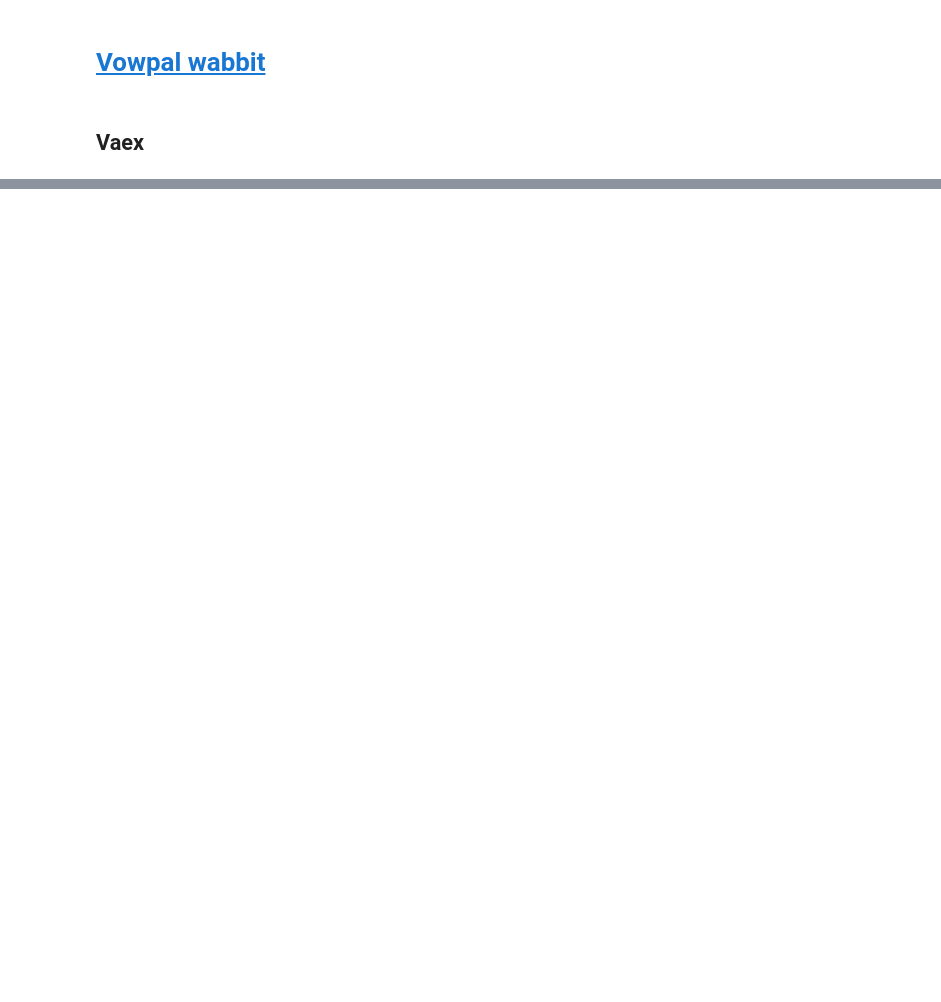
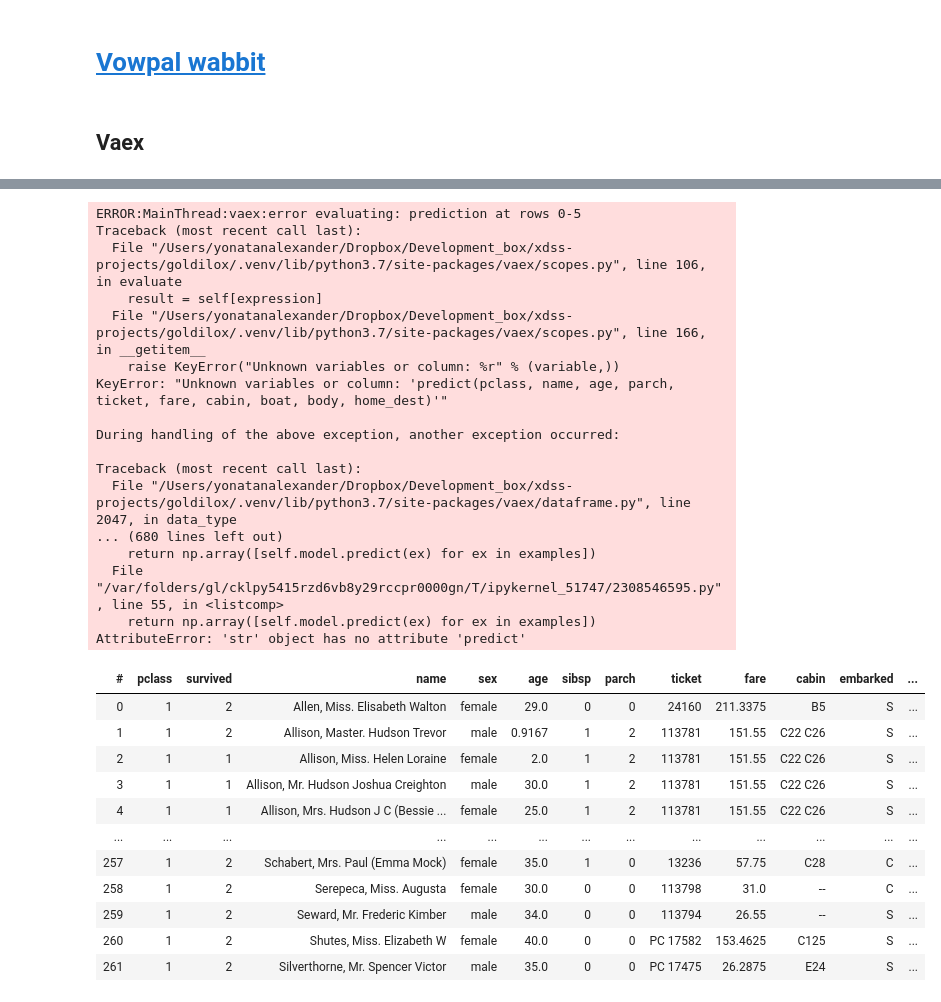
Before and after one commit to xdssio/goldilox, a Jupyter notebook: notebooks/vowpal_wabbit.ipynb, the cells around one changed output, grey strips where cells are left out. Cells and saved outputs as stored; diff of their text form; code cells hidden in the pictures; blank space fills up the shorter version.

```diff
--- a/notebooks/vowpal_wabbit.ipynb
+++ b/notebooks/vowpal_wabbit.ipynb
@@ -13,18 +13,22 @@ from vaex.ml.datasets import load_titanic
 
 from goldilox import Pipeline
 
-df = load_titanic()
-features = df.get_column_names()
+df, test = load_titanic().ml.train_test_split(test_size=0.2, verbose=False)
 target = 'survived'
-features.remove(target)
-df['survived'] = df['survived'].astype('int')
+features = df.get_column_names(regex=f"[^{target}]")
+df['survived'] = df['survived'].astype('int')+1 # in VW classification is with int starting from 1
 # %%
-params = {'P':1, "enable_logging":True, 'link':'logistic'}
+params = {'P':1,
+          "enable_logging": True,
+          'link': 'logistic',
+          'oaa': 2}# two classes
 model = vw(**params)
+
 for _,_,d in df.to_pandas_df(chunk_size=10):
     for ex in DFtoVW.from_colnames(df=d, y=target, x=features).convert_df():
         model.learn(ex)
 
 model.finish()
 print(' '.join(model.get_log()[-8:]))
+print(f"example:\n{ex}\nprediction: {model.predict(ex)}")
 # %% [output]
@@ -39,20 +46,0 @@ finished run
-# %%
-# encode
-import tempfile
-import base64
-filename = tempfile.mktemp()
-model.save(filename)
-with open(filename, 'rb') as f:
-    model_data = f.read()
-encoding =  base64.encodebytes(model_data).decode('ascii')
-# %%
-# decode
-model_data = base64.decodebytes(encoding.encode('ascii'))
-openfilename = tempfile.mktemp()
-with open(openfilename, 'wb') as f:
-    f.write(model_data)
-
-params['i']= openfilename
-new_model = vw(**params)
-examples = DFtoVW.from_colnames(df=df.head(1).to_pandas_df(), y=target, x=features).convert_df()
-new_model.predict(examples[0])
@@ -132,0 +138,7 @@ pipeline.inference(pipeline.raw)
+# %%
+from sklearn.metrics import accuracy_score
+from goldilox import Pipeline
+pipeline = Pipeline.from_vaex(df)
+pipeline.inference(test)
+# accuracy_score(pipeline.inference(test)["prediction"].values, test[target].values)
+# %% [output]
@@ -132,0 +179,29 @@ pipeline.inference(pipeline.raw)
+ERROR:MainThread:vaex:error evaluating: prediction at rows 0-5
+Traceback (most recent call last):
+  File "/Users/yonatanalexander/Dropbox/Development_box/xdss-projects/goldilox/.venv/lib/python3.7/site-packages/vaex/scopes.py", line 106, in evaluate
+    result = self[expression]
+  File "/Users/yonatanalexander/Dropbox/Development_box/xdss-projects/goldilox/.venv/lib/python3.7/site-packages/vaex/scopes.py", line 166, in __getitem__
+    raise KeyError("Unknown variables or column: %r" % (variable,))
+KeyError: "Unknown variables or column: 'predict(pclass, name, age, parch, ticket, fare, cabin, boat, body, home_dest)'"
+
+During handling of the above exception, another exception occurred:
+
+Traceback (most recent call last):
+  File "/Users/yonatanalexander/Dropbox/Development_box/xdss-projects/goldilox/.venv/lib/python3.7/site-packages/vaex/dataframe.py", line 2047, in data_type
+... (680 lines left out)
+    return np.array([self.model.predict(ex) for ex in examples])
+  File "/var/folders/gl/cklpy5415rzd6vb8y29rccpr0000gn/T/ipykernel_51747/2308546595.py", line 55, in <listcomp>
+    return np.array([self.model.predict(ex) for ex in examples])
+AttributeError: 'str' object has no attribute 'predict'
+| # | pclass | survived | name | sex | age | sibsp | parch | ticket | fare | cabin | embarked | ... |
+| 0 | 1 | 2 | Allen, Miss. Elisabeth Walton | female | 29.0 | 0 | 0 | 24160 | 211.3375 | B5 | S | ... |
+| 1 | 1 | 2 | Allison, Master. Hudson Trevor | male | 0.9167 | 1 | 2 | 113781 | 151.55 | C22 C26 | S | ... |
+| 2 | 1 | 1 | Allison, Miss. Helen Loraine | female | 2.0 | 1 | 2 | 113781 | 151.55 | C22 C26 | S | ... |
+| 3 | 1 | 1 | Allison, Mr. Hudson Joshua Creighton | male | 30.0 | 1 | 2 | 113781 | 151.55 | C22 C26 | S | ... |
+| 4 | 1 | 1 | Allison, Mrs. Hudson J C (Bessie ... | female | 25.0 | 1 | 2 | 113781 | 151.55 | C22 C26 | S | ... |
+| ... | ... | ... | ... | ... | ... | ... | ... | ... | ... | ... | ... | ... |
+| 257 | 1 | 2 | Schabert, Mrs. Paul (Emma Mock) | female | 35.0 | 1 | 0 | 13236 | 57.75 | C28 | C | ... |
+| 258 | 1 | 2 | Serepeca, Miss. Augusta | female | 30.0 | 0 | 0 | 113798 | 31.0 | -- | C | ... |
+| 259 | 1 | 2 | Seward, Mr. Frederic Kimber | male | 34.0 | 0 | 0 | 113794 | 26.55 | -- | S | ... |
+| 260 | 1 | 2 | Shutes, Miss. Elizabeth W | female | 40.0 | 0 | 0 | PC 17582 | 153.4625 | C125 | S | ... |
+| 261 | 1 | 2 | Silverthorne, Mr. Spencer Victor | male | 35.0 | 0 | 0 | PC 17475 | 26.2875 | E24 | S | ... |
```
Also changed, not shown: parts of 5 cells of this notebook.
